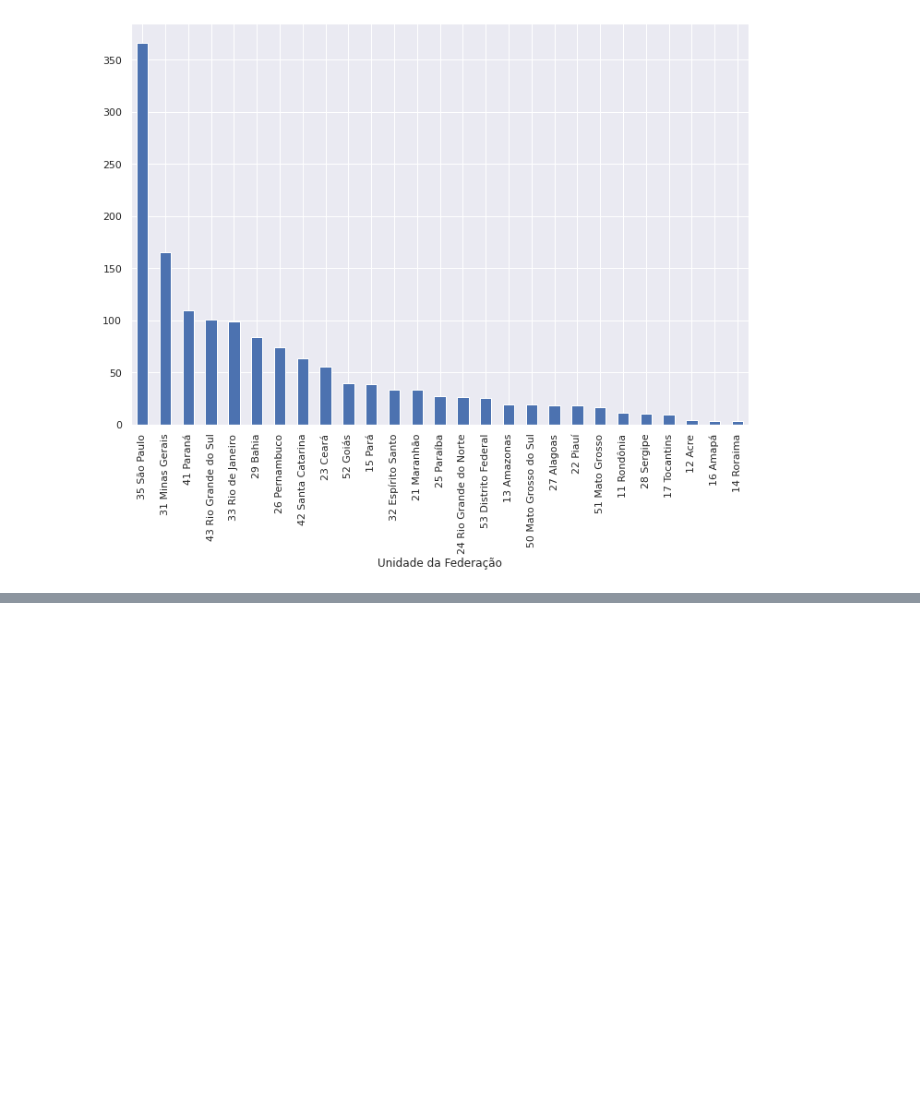
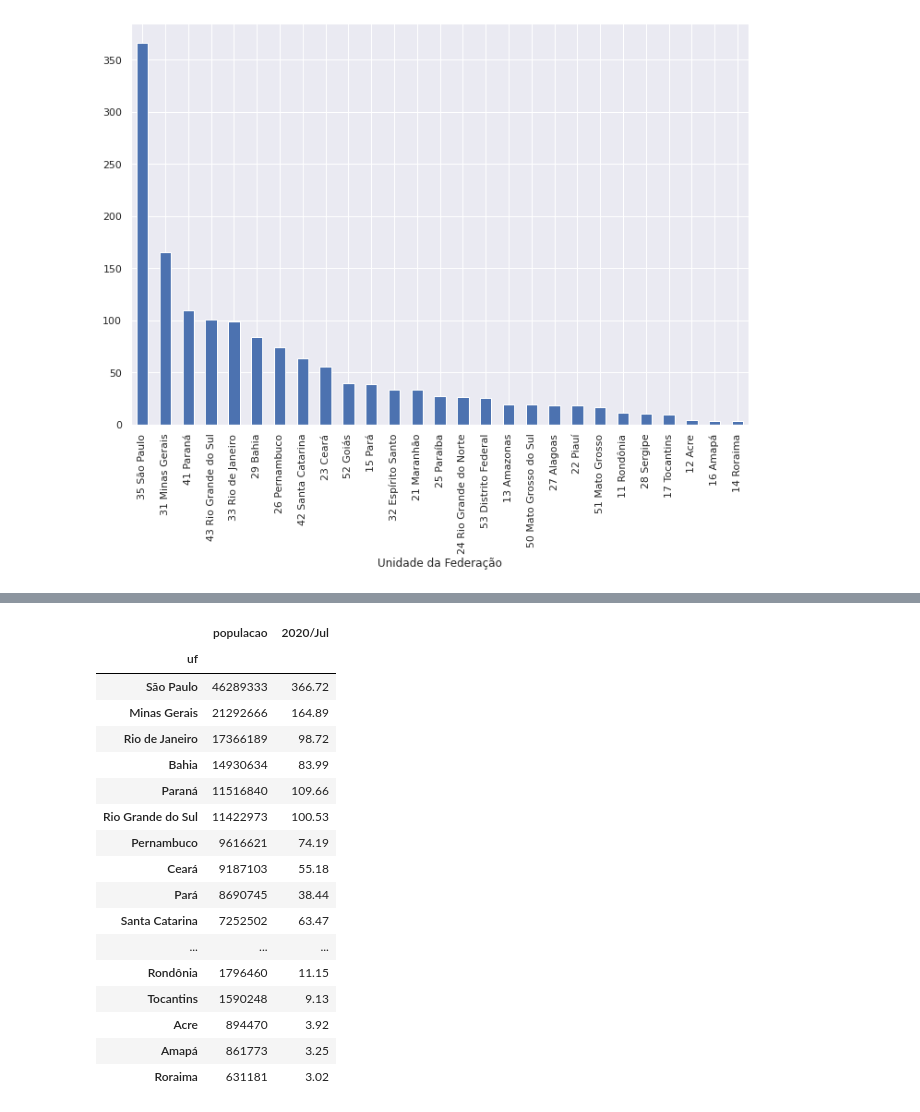
Before and after one commit to RianBrug/bootcamp-datascience-alura, a Jupyter notebook: datascience_bootcamp_alura_rian_bruggemann.ipynb, the cells around one changed output, grey strips where cells are left out. Saved outputs shown, nothing was run; the diff lists cells and outputs as text; code cells hidden in the pictures; blank space fills up the shorter version.

```diff
--- a/datascience_bootcamp_alura_rian_bruggemann.ipynb
+++ b/datascience_bootcamp_alura_rian_bruggemann.ipynb
@@ -146,7 +156,7 @@ import pandas as pd
 
 ##importando dados por ano/mes processamento
 
-dados = pd.read_csv("https://raw.githubusercontent.com/RianBrug/bootcamp-datascience-alura/main/procedimento-hospitalares-sus-por-local-internacao-valor-total-por-ano-mes-processamento.csv",
+dados = pd.read_csv("https://raw.githubusercontent.com/RianBrug/bootcamp-datascience-alura/main/assets/procedimento-hospitalares-sus-por-local-internacao-valor-total-por-ano-mes-processamento.csv",
                     encoding="ISO-8859-1", skiprows = 3, sep=";",
                     skipfooter=12, thousands=".", decimal=",")
 dados.head()
@@ -599,0 +710,12 @@ gastos_do_mais_recente.plot(kind='bar')
+# %%
+from io import StringIO
+
+populacao_por_uf_io = StringIO(populacao_por_uf)
+
+populacao = pd.read_csv(populacao_por_uf_io, sep="\t")
+populacao = populacao.dropna()
+populacao["populacao"] = populacao["População"].str.replace(" ", "").astype(int)
+populacao["uf"] = populacao["Unidade federativa"]
+populacao = populacao[["populacao", "uf"]].set_index("uf")
+display(populacao.head())
+display(populacao.info())
@@ -599,0 +746,3 @@ gastos_do_mais_recente.plot(kind='bar')
+# %%
+gastos_do_mais_recente.index = gastos_do_mais_recente.index.str[4:]
+gastos_do_mais_recente.head()
@@ -599,0 +772,24 @@ gastos_do_mais_recente.plot(kind='bar')
+# %%
+populacao.join(gastos_do_mais_recente)
+
+##qndo o join não funfa, a exemplo, tentar buscar pelo .loc e não achar o indice,
+##rodar um dado.index para que veja os campos (espaços em brancos) nao retirados/stripados
+# %% [output]
+|  | populacao | 2020/Jul |
+| uf |  |  |
+| São Paulo | 46289333 | 366.72 |
+| Minas Gerais | 21292666 | 164.89 |
+| Rio de Janeiro | 17366189 | 98.72 |
+| Bahia | 14930634 | 83.99 |
+| Paraná | 11516840 | 109.66 |
+| Rio Grande do Sul | 11422973 | 100.53 |
+| Pernambuco | 9616621 | 74.19 |
+| Ceará | 9187103 | 55.18 |
+| Pará | 8690745 | 38.44 |
+| Santa Catarina | 7252502 | 63.47 |
+| ... | ... | ... |
+| Rondônia | 1796460 | 11.15 |
+| Tocantins | 1590248 | 9.13 |
+| Acre | 894470 | 3.92 |
+| Amapá | 861773 | 3.25 |
+| Roraima | 631181 | 3.02 |
```
Also changed, not shown: parts of 44 cells of this notebook.
